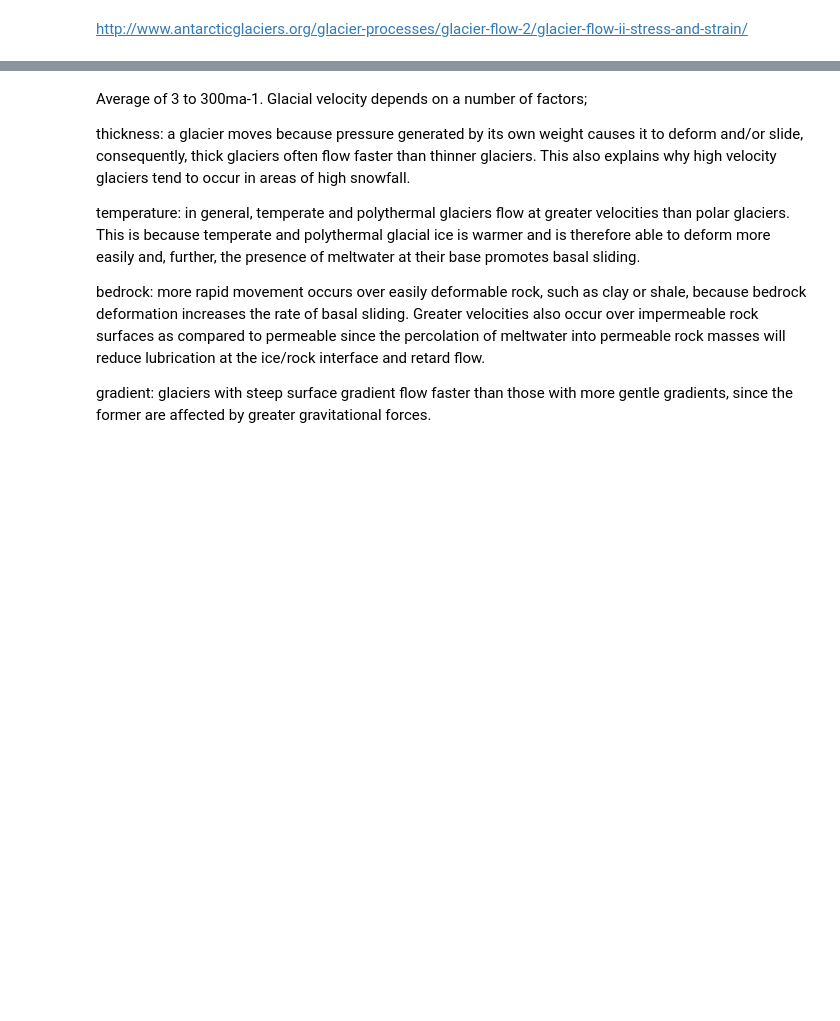
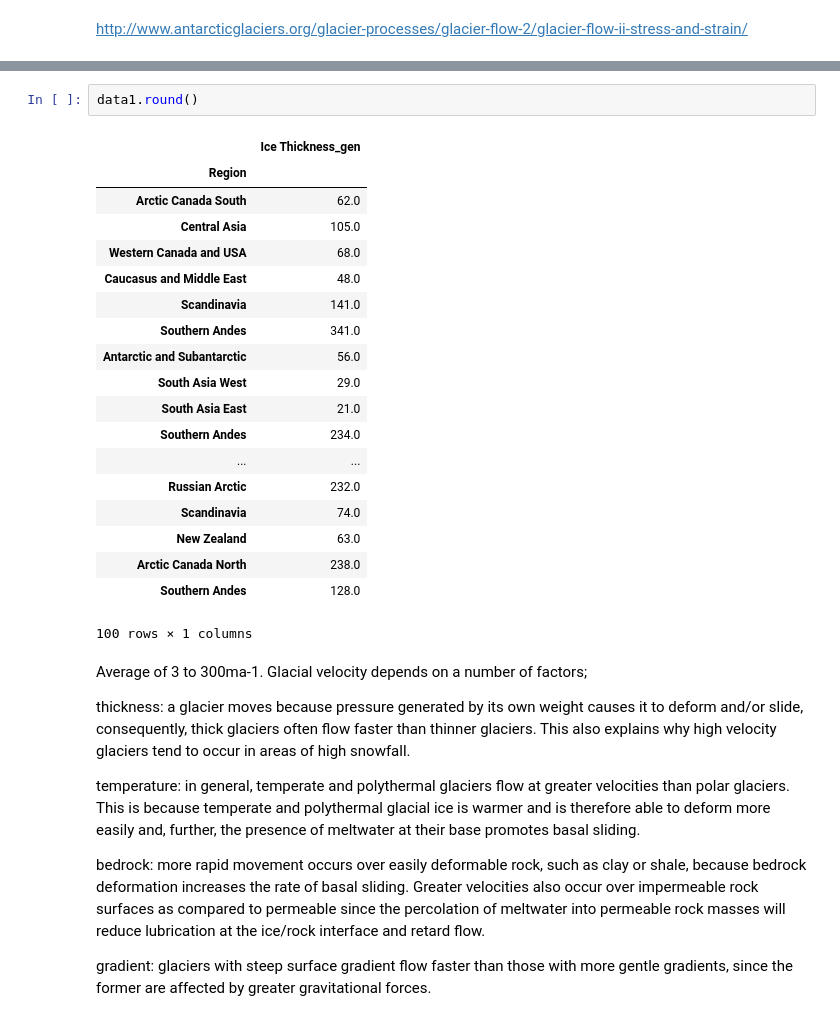
Before and after one commit to healyshane/project-programming_for-data_analysis, a Jupyter notebook: Programming for Data Analysis_Glaciers.ipynb, the cells around one changed output, grey strips where cells are left out. Cells and saved outputs as stored; diff of their text form; blank space fills up the shorter version.

```diff
--- a/Programming for Data Analysis_Glaciers.ipynb
+++ b/Programming for Data Analysis_Glaciers.ipynb
@@ -41,3 +172,25 @@ http://www.antarcticglaciers.org/glacier-processes/glacier-flow-2/glacier-flow-i
+# %%
+data1.round()
+# %% [output]
+|  | Ice Thickness_gen |
+| Region |  |
+| Arctic Canada South | 62.0 |
+| Central Asia | 105.0 |
+| Western Canada and USA | 68.0 |
+| Caucasus and Middle East | 48.0 |
+| Scandinavia | 141.0 |
+| Southern Andes | 341.0 |
+| Antarctic and Subantarctic | 56.0 |
+| South Asia West | 29.0 |
+| South Asia East | 21.0 |
+| Southern Andes | 234.0 |
+| ... | ... |
+| Russian Arctic | 232.0 |
+| Scandinavia | 74.0 |
+| New Zealand | 63.0 |
+| Arctic Canada North | 238.0 |
+| Southern Andes | 128.0 |
+100 rows × 1 columns
 # %% [markdown]
 Average of 3 to 300ma-1. Glacial velocity depends on a number of factors;
 
```
Also changed, not shown: parts of 17 cells of this notebook, 1 other file.
